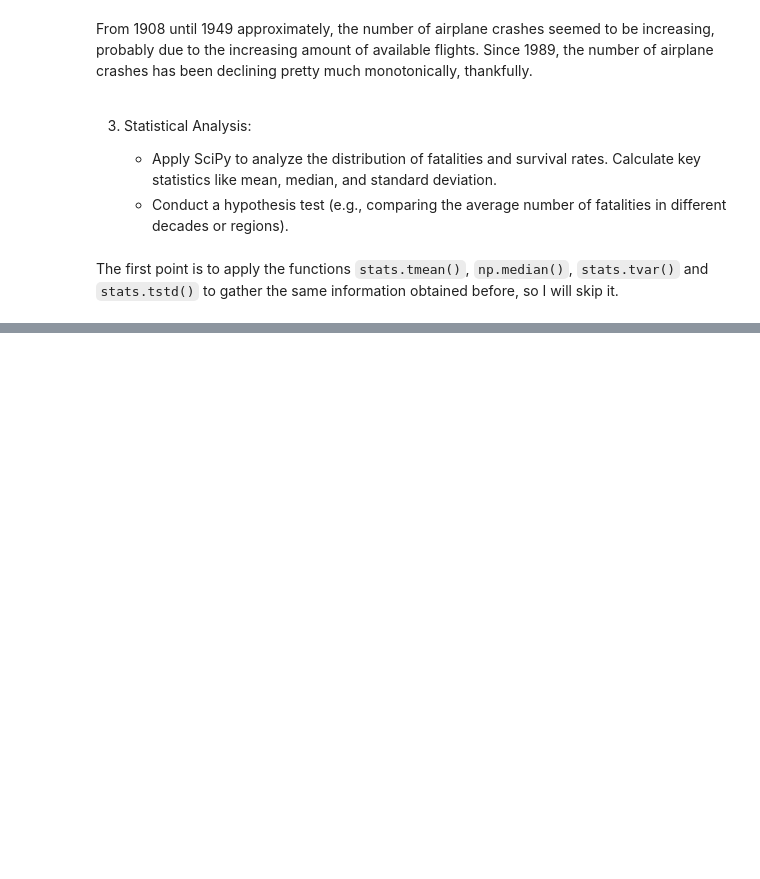
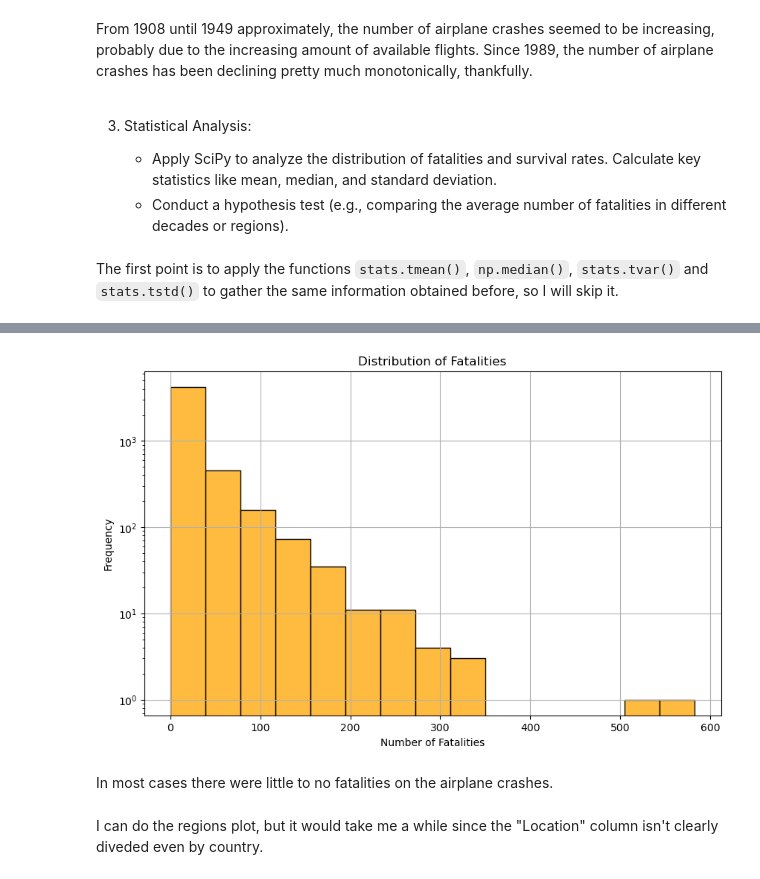
Before and after one commit to julietawenger/DI-Bootcamp, a Jupyter notebook: Week4/Day3/DailyChallenge.ipynb, the cells around one changed output, grey strips where cells are left out. Cells and saved outputs as stored; diff of their text form; code cells hidden in the pictures; blank space fills up the shorter version.

```diff
--- a/Week4/Day3/DailyChallenge.ipynb
+++ b/Week4/Day3/DailyChallenge.ipynb
@@ -130,0 +140,15 @@ print(np.abs(t_stat), )
+# %%
+plt.figure(figsize=(10, 6))
+sns.histplot(df['Fatalities'], color='orange', bins=15)
+plt.title('Distribution of Fatalities')
+plt.xlabel('Number of Fatalities')
+plt.ylabel('Frequency')
+plt.yscale('log')
+plt.grid()
+plt.show()
+# %% [output]
+[figure, added]
+# %% [markdown]
+In most cases there were little to no fatalities on the airplane crashes.
+# %% [markdown]
+I can do the regions plot, but it would take me a while since the "Location" column isn't clearly diveded even by country.
```
Also changed, not shown: parts of 3 cells of this notebook, 5 other files.
